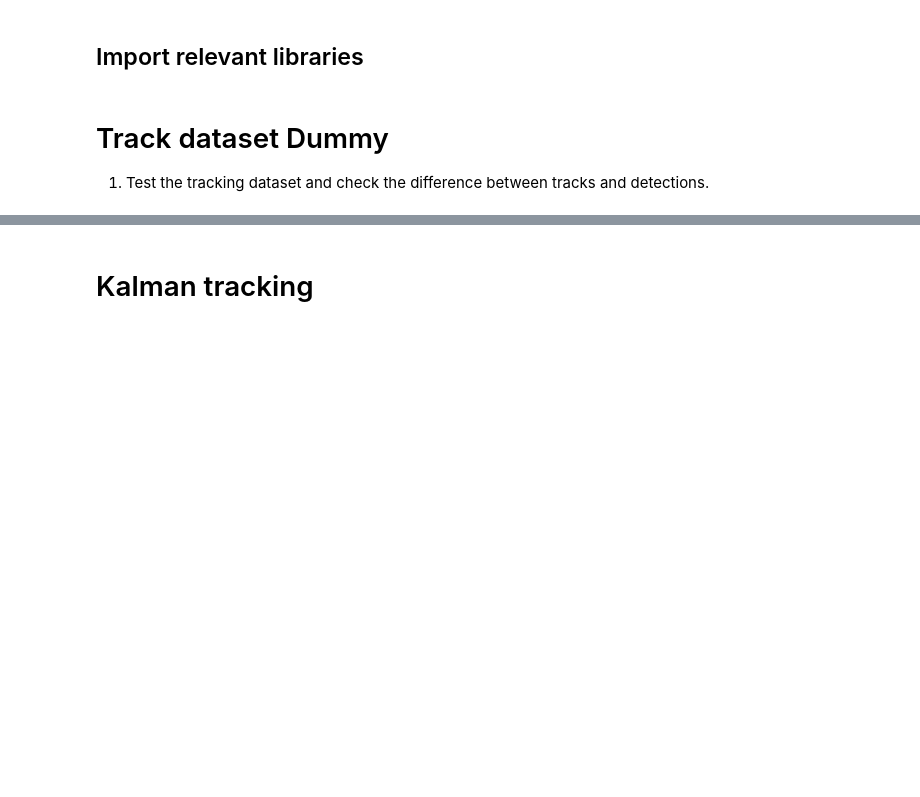
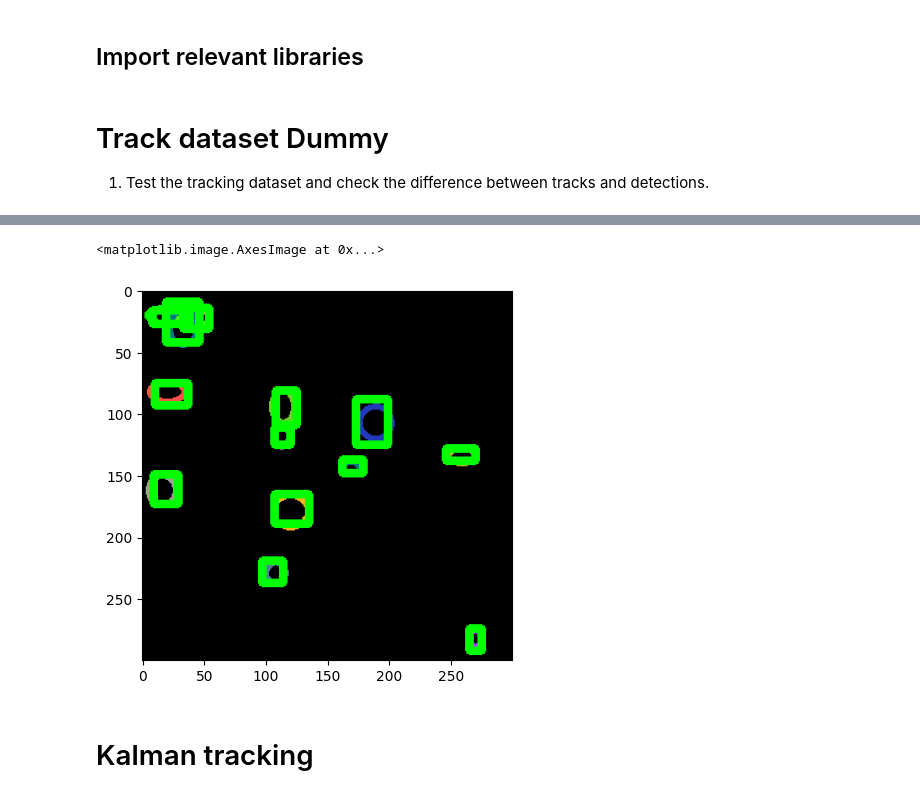
Before and after one commit to LuisCossioUOH/HandsOnTracking, a Jupyter notebook: sol.ipynb, the cells around one changed output, grey strips where cells are left out. Saved outputs shown, nothing was run; the diff lists cells and outputs as text; code cells hidden in the pictures; blank space fills up the shorter version.

```diff
--- a/sol.ipynb
+++ b/sol.ipynb
@@ -56,7 +59,17 @@ plt.imshow(img)
 # %%
-frame_id = 0
-tracks, img, dets = dataset.get_frame_and_detections(frame_id,draw_detection=True)
-plt.imshow(img)
+frame_id = 100
+tracks, image, dets = dataset.get_frame_and_detections(frame_id)
+
+color = (0,255,0)
+thickness = 5
+for det in dets:
+    point1 = det[:2].astype(np.int32)
+    point2 = det[2:4].astype(np.int32)
+    image = cv2.rectangle(image, point1, point2, color=color, thickness=thickness)
+plt.imshow(image)
+# %% [output]
+<matplotlib.image.AxesImage at 0x...>
+[figure, added]
 # %% [markdown]
 # Kalman tracking
 # %%
```
Also changed, not shown: parts of 1 cell of this notebook, 2 other files.
